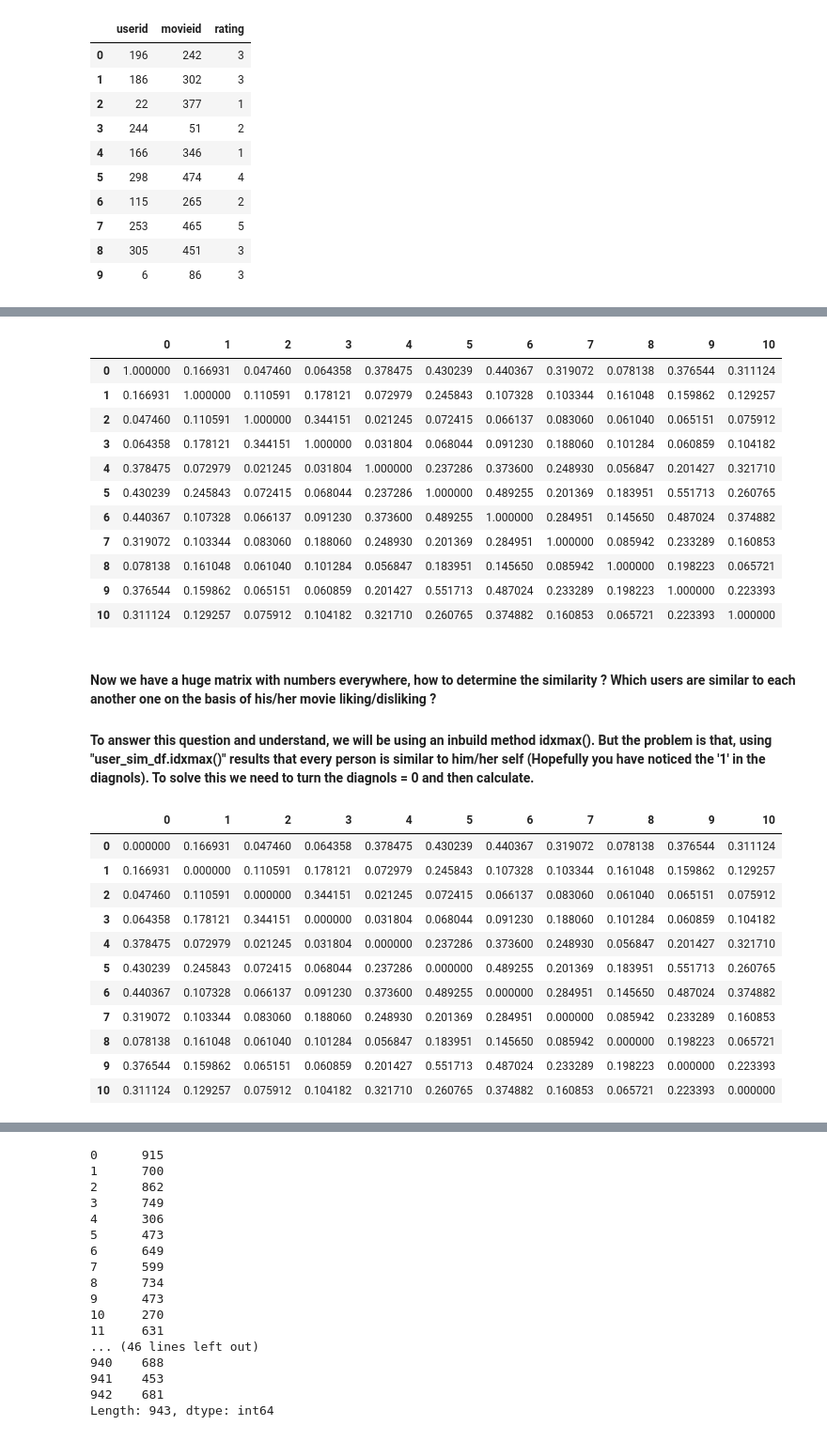
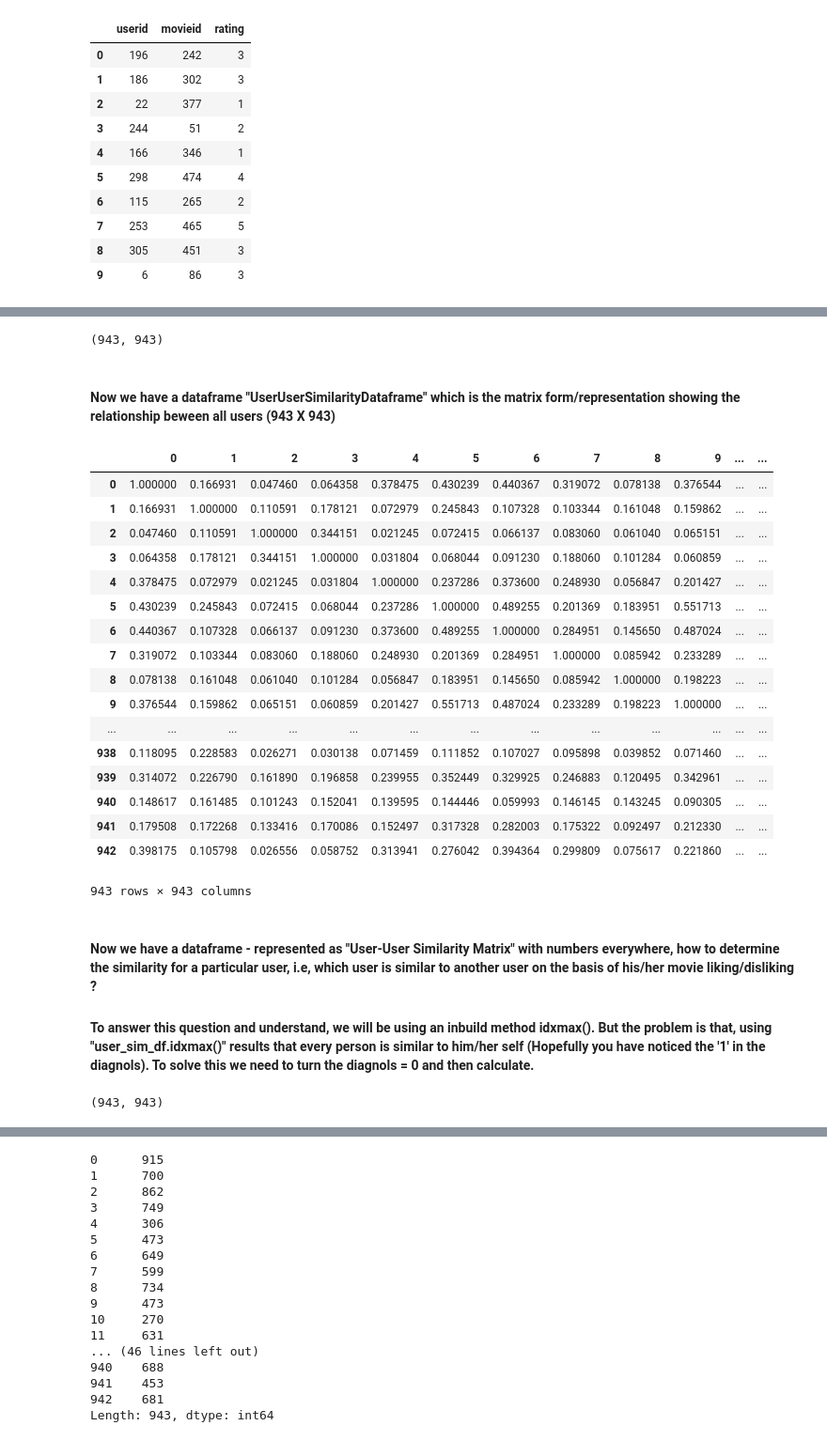
Before and after one commit to rahulvaish/RecommendationSystems-Python, a Jupyter notebook: Example-1 Collaborative Filtering.ipynb, the cells around one changed output, grey strips where cells are left out. Shown: that part at 94% size. Cells and saved outputs as stored; diff of their text form; code cells hidden in the pictures.

```diff
--- a/Example-1 Collaborative Filtering.ipynb
+++ b/Example-1 Collaborative Filtering.ipynb
@@ -53,4 +57,4 @@ userMovieData.head(10)
 
 ##### Refer:  https://github.com/rahulvaish/MachineLearningPython/blob/DataWrangling/UnderstandingPivotTables-GBToilets.ipynb
 # %%
-userMovieSimilarityMartix = userMovieData.pivot( index='userid', columns='movieid', values = "rating" )
+userMovieRatingRelationship = userMovieData.pivot( index='userid', columns='movieid', values = "rating" )
@@ -83,4 +87,4 @@ userMovieSimilarityMartix
 # Why 0 makes sense ?
 # If user A has not seen the movie B, for B the rating is missing or 0. Same is the situation where movie B has been watched but not rated.
 # %%
-userMovieSimilarityMartix.fillna( 0, inplace = True )
+userMovieRatingRelationship.fillna( 0, inplace = True )
@@ -116,45 +122,46 @@ userMovieSimilarityMartix
 
 # NOTE: The function gives us the distance, we have to deduct it from 1. Also the function does not returns DataFrame, we have to perform conversion!
 # %%
-user_sim = 1 - pairwise_distances( userMovieSimilarityMartix.as_matrix(), metric="cosine" )
+UserUserSimilarity = 1 - pairwise_distances( userMovieRatingRelationship.as_matrix(), metric="cosine" )
 # %%
-user_sim_df = pd.DataFrame(user_sim )
+UserUserSimilarityDataframe = pd.DataFrame(UserUserSimilarity)
-# %%
-user_sim_df.loc[0:10,0:10]
-# %% [output]
-|  | 0 | 1 | 2 | 3 | 4 | 5 | 6 | 7 | 8 | 9 | 10 |
-| 0 | 1.000000 | 0.166931 | 0.047460 | 0.064358 | 0.378475 | 0.430239 | 0.440367 | 0.319072 | 0.078138 | 0.376544 | 0.311124 |
-| 1 | 0.166931 | 1.000000 | 0.110591 | 0.178121 | 0.072979 | 0.245843 | 0.107328 | 0.103344 | 0.161048 | 0.159862 | 0.129257 |
-| 2 | 0.047460 | 0.110591 | 1.000000 | 0.344151 | 0.021245 | 0.072415 | 0.066137 | 0.083060 | 0.061040 | 0.065151 | 0.075912 |
-| 3 | 0.064358 | 0.178121 | 0.344151 | 1.000000 | 0.031804 | 0.068044 | 0.091230 | 0.188060 | 0.101284 | 0.060859 | 0.104182 |
-| 4 | 0.378475 | 0.072979 | 0.021245 | 0.031804 | 1.000000 | 0.237286 | 0.373600 | 0.248930 | 0.056847 | 0.201427 | 0.321710 |
-| 5 | 0.430239 | 0.245843 | 0.072415 | 0.068044 | 0.237286 | 1.000000 | 0.489255 | 0.201369 | 0.183951 | 0.551713 | 0.260765 |
-| 6 | 0.440367 | 0.107328 | 0.066137 | 0.091230 | 0.373600 | 0.489255 | 1.000000 | 0.284951 | 0.145650 | 0.487024 | 0.374882 |
-| 7 | 0.319072 | 0.103344 | 0.083060 | 0.188060 | 0.248930 | 0.201369 | 0.284951 | 1.000000 | 0.085942 | 0.233289 | 0.160853 |
-| 8 | 0.078138 | 0.161048 | 0.061040 | 0.101284 | 0.056847 | 0.183951 | 0.145650 | 0.085942 | 1.000000 | 0.198223 | 0.065721 |
-| 9 | 0.376544 | 0.159862 | 0.065151 | 0.060859 | 0.201427 | 0.551713 | 0.487024 | 0.233289 | 0.198223 | 1.000000 | 0.223393 |
-| 10 | 0.311124 | 0.129257 | 0.075912 | 0.104182 | 0.321710 | 0.260765 | 0.374882 | 0.160853 | 0.065721 | 0.223393 | 1.000000 |
+# %%
+UserUserSimilarityDataframe.shape
+# %% [output]
+(943, 943)
+# %% [markdown]
+#### Now we have a dataframe "UserUserSimilarityDataframe" which is the matrix form/representation showing the relationship beween all users (943 X 943)
+# %%
+UserUserSimilarityDataframe
+# %% [output]
+|  | 0 | 1 | 2 | 3 | 4 | 5 | 6 | 7 | 8 | 9 | ... | ... |
+| 0 | 1.000000 | 0.166931 | 0.047460 | 0.064358 | 0.378475 | 0.430239 | 0.440367 | 0.319072 | 0.078138 | 0.376544 | ... | ... |
+| 1 | 0.166931 | 1.000000 | 0.110591 | 0.178121 | 0.072979 | 0.245843 | 0.107328 | 0.103344 | 0.161048 | 0.159862 | ... | ... |
+| 2 | 0.047460 | 0.110591 | 1.000000 | 0.344151 | 0.021245 | 0.072415 | 0.066137 | 0.083060 | 0.061040 | 0.065151 | ... | ... |
+| 3 | 0.064358 | 0.178121 | 0.344151 | 1.000000 | 0.031804 | 0.068044 | 0.091230 | 0.188060 | 0.101284 | 0.060859 | ... | ... |
+| 4 | 0.378475 | 0.072979 | 0.021245 | 0.031804 | 1.000000 | 0.237286 | 0.373600 | 0.248930 | 0.056847 | 0.201427 | ... | ... |
+| 5 | 0.430239 | 0.245843 | 0.072415 | 0.068044 | 0.237286 | 1.000000 | 0.489255 | 0.201369 | 0.183951 | 0.551713 | ... | ... |
+| 6 | 0.440367 | 0.107328 | 0.066137 | 0.091230 | 0.373600 | 0.489255 | 1.000000 | 0.284951 | 0.145650 | 0.487024 | ... | ... |
+| 7 | 0.319072 | 0.103344 | 0.083060 | 0.188060 | 0.248930 | 0.201369 | 0.284951 | 1.000000 | 0.085942 | 0.233289 | ... | ... |
+| 8 | 0.078138 | 0.161048 | 0.061040 | 0.101284 | 0.056847 | 0.183951 | 0.145650 | 0.085942 | 1.000000 | 0.198223 | ... | ... |
+| 9 | 0.376544 | 0.159862 | 0.065151 | 0.060859 | 0.201427 | 0.551713 | 0.487024 | 0.233289 | 0.198223 | 1.000000 | ... | ... |
+| ... | ... | ... | ... | ... | ... | ... | ... | ... | ... | ... | ... | ... |
+| 938 | 0.118095 | 0.228583 | 0.026271 | 0.030138 | 0.071459 | 0.111852 | 0.107027 | 0.095898 | 0.039852 | 0.071460 | ... | ... |
+| 939 | 0.314072 | 0.226790 | 0.161890 | 0.196858 | 0.239955 | 0.352449 | 0.329925 | 0.246883 | 0.120495 | 0.342961 | ... | ... |
+| 940 | 0.148617 | 0.161485 | 0.101243 | 0.152041 | 0.139595 | 0.144446 | 0.059993 | 0.146145 | 0.143245 | 0.090305 | ... | ... |
+| 941 | 0.179508 | 0.172268 | 0.133416 | 0.170086 | 0.152497 | 0.317328 | 0.282003 | 0.175322 | 0.092497 | 0.212330 | ... | ... |
+| 942 | 0.398175 | 0.105798 | 0.026556 | 0.058752 | 0.313941 | 0.276042 | 0.394364 | 0.299809 | 0.075617 | 0.221860 | ... | ... |
+943 rows × 943 columns
 # %% [markdown]
-#### Now we have a huge matrix with numbers everywhere, how to determine the similarity ? Which users are similar to each another one on the basis of his/her movie liking/disliking ?
+#### Now we have a dataframe - represented  as "User-User Similarity Matrix" with numbers everywhere, how to determine the similarity for a particular user, i.e, which user is similar to another user on the basis of his/her movie liking/disliking ?
 
 #### To answer this question and understand, we will be using an inbuild method idxmax(). But the problem is that, using "user_sim_df.idxmax()" results that every person is similar to him/her self (Hopefully you have noticed the '1' in the diagnols). To solve this we need to turn the diagnols = 0 and then calculate.
 # %%
-np.fill_diagonal(user_sim, 0 )
+np.fill_diagonal(UserUserSimilarity, 0 )
 
-#Same Step as done  previous
-user_sim_df = pd.DataFrame( user_sim )
-#Same Step as done previous
-user_sim_df.loc[0:10,0:10]
+#Same Step as done previously
+UserUserSimilarityDataframe = pd.DataFrame( UserUserSimilarity )
+#Same Step as done previously
+UserUserSimilarityDataframe.shape
 # %% [output]
-|  | 0 | 1 | 2 | 3 | 4 | 5 | 6 | 7 | 8 | 9 | 10 |
-| 0 | 0.000000 | 0.166931 | 0.047460 | 0.064358 | 0.378475 | 0.430239 | 0.440367 | 0.319072 | 0.078138 | 0.376544 | 0.311124 |
-| 1 | 0.166931 | 0.000000 | 0.110591 | 0.178121 | 0.072979 | 0.245843 | 0.107328 | 0.103344 | 0.161048 | 0.159862 | 0.129257 |
-| 2 | 0.047460 | 0.110591 | 0.000000 | 0.344151 | 0.021245 | 0.072415 | 0.066137 | 0.083060 | 0.061040 | 0.065151 | 0.075912 |
-| 3 | 0.064358 | 0.178121 | 0.344151 | 0.000000 | 0.031804 | 0.068044 | 0.091230 | 0.188060 | 0.101284 | 0.060859 | 0.104182 |
-| 4 | 0.378475 | 0.072979 | 0.021245 | 0.031804 | 0.000000 | 0.237286 | 0.373600 | 0.248930 | 0.056847 | 0.201427 | 0.321710 |
-| 5 | 0.430239 | 0.245843 | 0.072415 | 0.068044 | 0.237286 | 0.000000 | 0.489255 | 0.201369 | 0.183951 | 0.551713 | 0.260765 |
-| 6 | 0.440367 | 0.107328 | 0.066137 | 0.091230 | 0.373600 | 0.489255 | 0.000000 | 0.284951 | 0.145650 | 0.487024 | 0.374882 |
-| 7 | 0.319072 | 0.103344 | 0.083060 | 0.188060 | 0.248930 | 0.201369 | 0.284951 | 0.000000 | 0.085942 | 0.233289 | 0.160853 |
-| 8 | 0.078138 | 0.161048 | 0.061040 | 0.101284 | 0.056847 | 0.183951 | 0.145650 | 0.085942 | 0.000000 | 0.198223 | 0.065721 |
-| 9 | 0.376544 | 0.159862 | 0.065151 | 0.060859 | 0.201427 | 0.551713 | 0.487024 | 0.233289 | 0.198223 | 0.000000 | 0.223393 |
-| 10 | 0.311124 | 0.129257 | 0.075912 | 0.104182 | 0.321710 | 0.260765 | 0.374882 | 0.160853 | 0.065721 | 0.223393 | 0.000000 |
+(943, 943)
```
Also changed, not shown: parts of 13 cells of this notebook.
